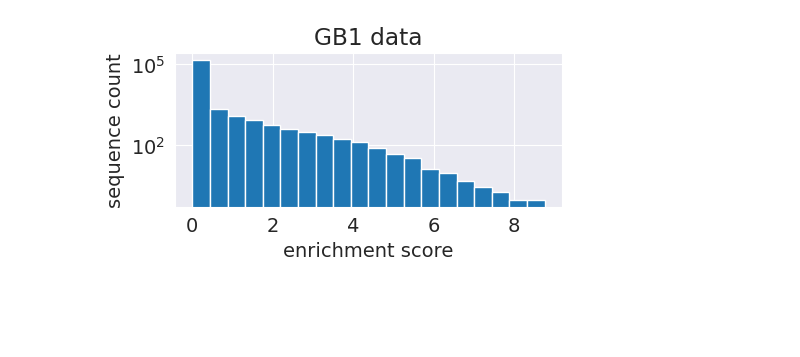
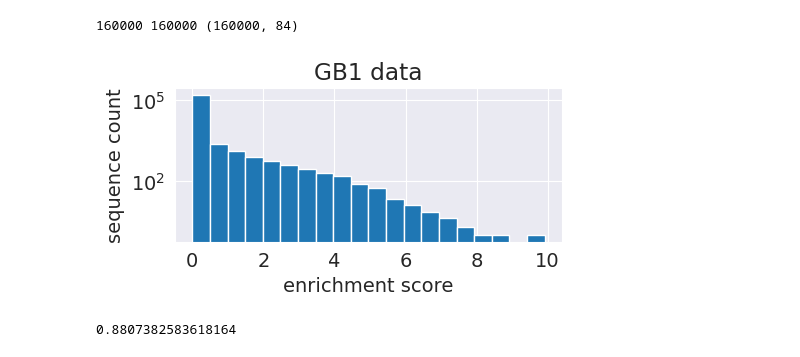
Before and after one commit to clarafy/design-algorithm-selection, a Jupyter notebook: notebooks/gb1-022023.ipynb, the cells around one changed output. Cells and saved outputs as stored; diff of their text form; code cells hidden in the pictures; blank space fills up the shorter version.

```diff
--- a/notebooks/gb1-022023.ipynb
+++ b/notebooks/gb1-022023.ipynb
@@ -30,14 +37,17 @@ sns.set_style('darkgrid')
 # %%
-# data from
-# https://github.com/fhalab/MLDE/blob/main/code/validation/basic_test_data/Gb1Dataset.csv
-df = pd.read_csv('../data/gb1.csv')
-seq_n = list(df['Variants'])
+df = pd.read_csv('../data/elife-16965-supp1-v4.csv')
+seq_n = list(df['Variants'].str.lower())  # TODO: get rid of gap character
 y_n = df['Fitness'].to_numpy()
+seq2y = {seq: y for seq, y in zip(seq_n, y_n)}
+ohe_nxla = np.stack([utils.str2onehot(seq, aav.AA).flatten() for seq in seq_n])
+ohe_nxlxa = np.stack([utils.str2onehot(seq, aav.AA) for seq in seq2y.keys()])
+print(len(seq_n), y_n.size, ohe_nxla.shape)
 
 plt.figure(figsize=(5, 2))
 plt.hist(y_n, bins=20, log=True);
 plt.xlabel('enrichment score');
 plt.ylabel('sequence count');
 plt.title('GB1 data');
 # %% [output]
+160000 160000 (160000, 84)
-[figure, old version]
+[figure, new version]
@@ -52,0 +54,5 @@ ytest_nx2 = y_nx2[test_idx]
+# %%
+p_n = np.exp(aav.get_loglikelihood(ohe_nxlxa, aav.LOG_PAA_NNK_LXA))
+print(np.sum(p_n))
+# %% [output]
+0.8807382583618164
```
Also changed, not shown: parts of 20 cells of this notebook, 3 other files.
